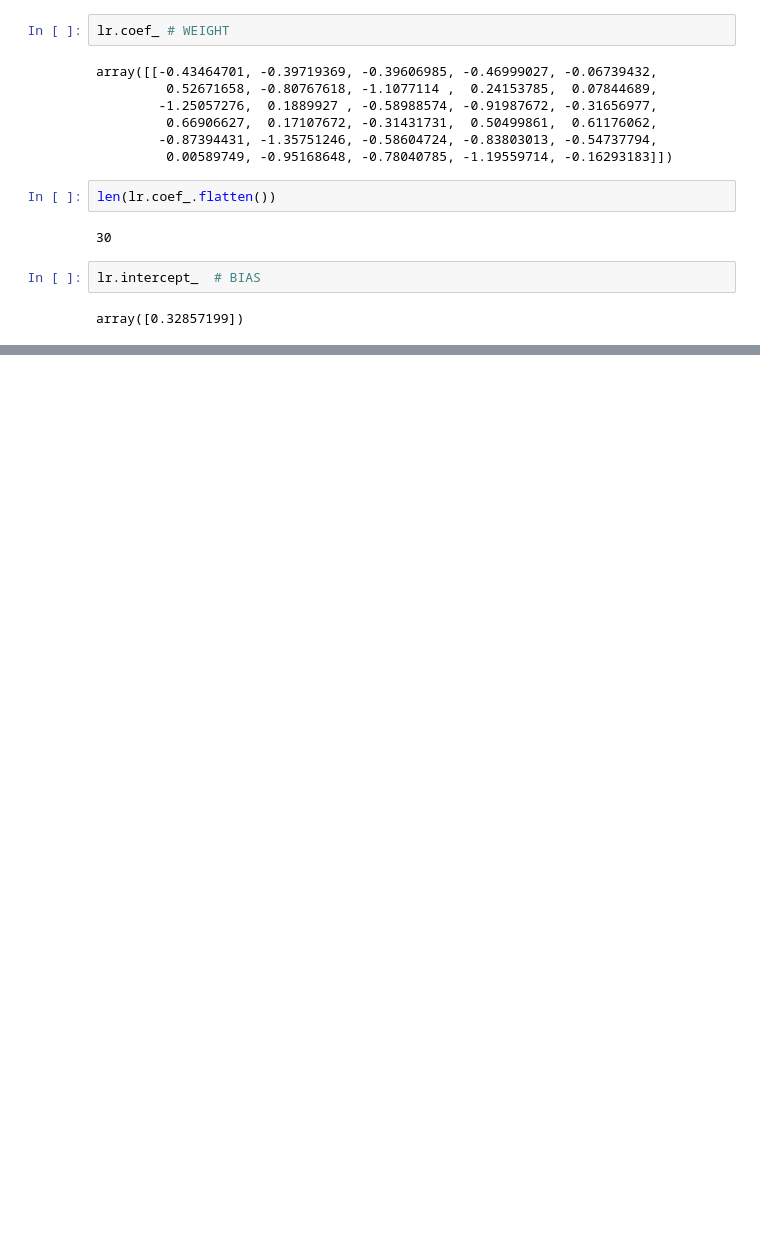
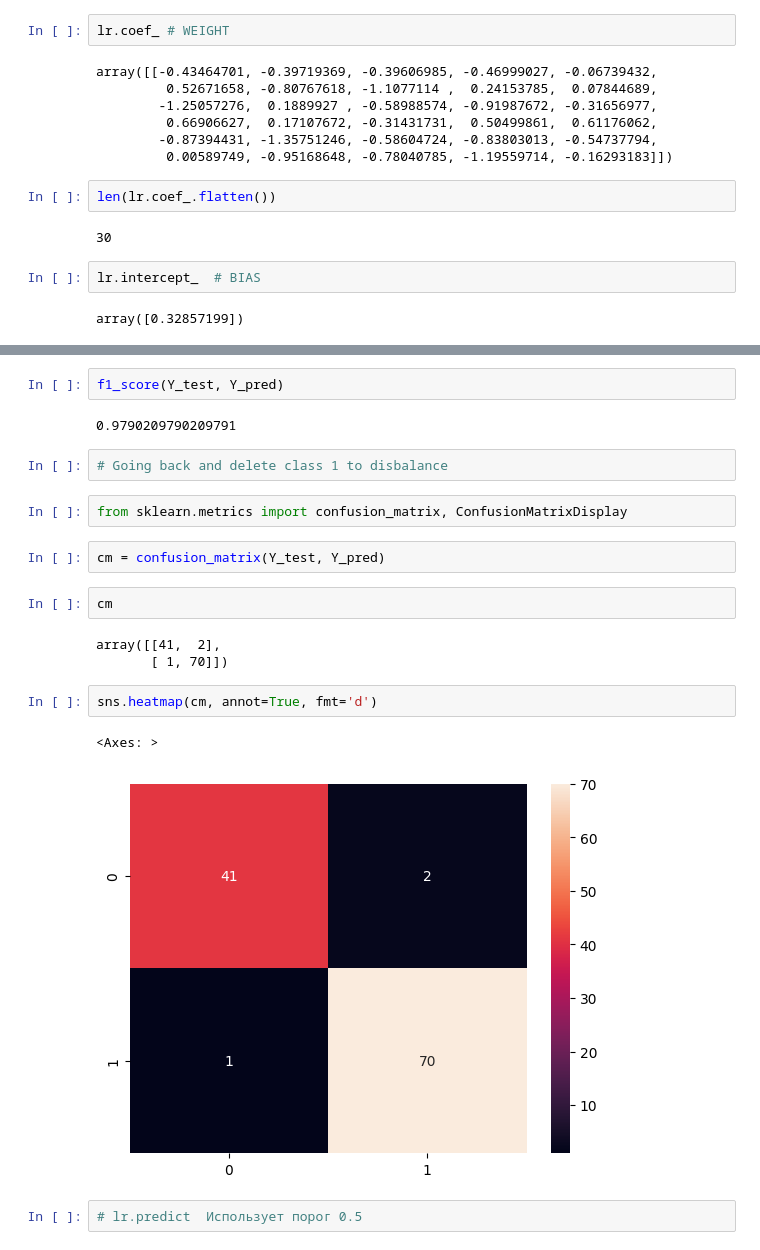
Before and after one commit to troiekurov-eng/OOP, a Jupyter notebook: Logistic_regression.ipynb, the cells around one changed output, grey strips where cells are left out. Cells and saved outputs as stored; diff of their text form; blank space fills up the shorter version.

```diff
--- a/Logistic_regression.ipynb
+++ b/Logistic_regression.ipynb
@@ -307,0 +322,22 @@ array([0.32857199])
+# %%
+f1_score(Y_test, Y_pred)
+# %% [output]
+0.9790209790209791
+# %%
+# Going back and delete class 1 to disbalance
+# %%
+from sklearn.metrics import confusion_matrix, ConfusionMatrixDisplay
+# %%
+cm = confusion_matrix(Y_test, Y_pred)
+# %%
+cm
+# %% [output]
+array([[41,  2],
+       [ 1, 70]])
+# %%
+sns.heatmap(cm, annot=True, fmt='d')
+# %% [output]
+<Axes: >
+[figure, added]
+# %%
+# lr.predict  Использует порог 0.5
```
Also changed, not shown: parts of 8 cells of this notebook.
